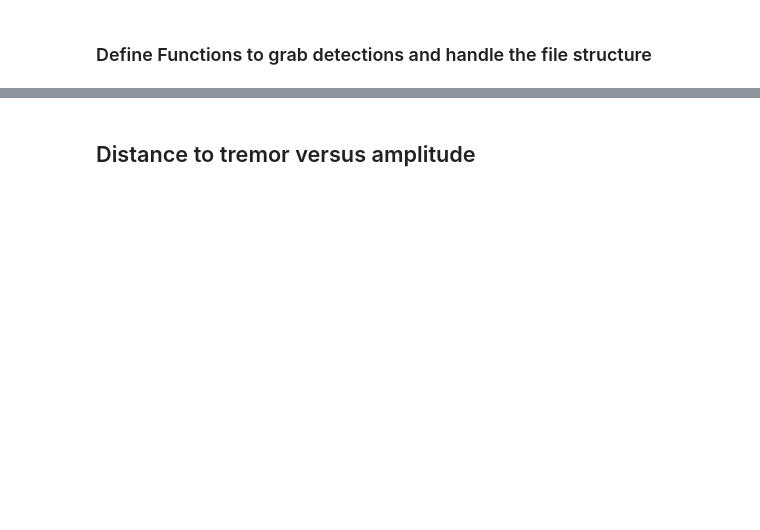
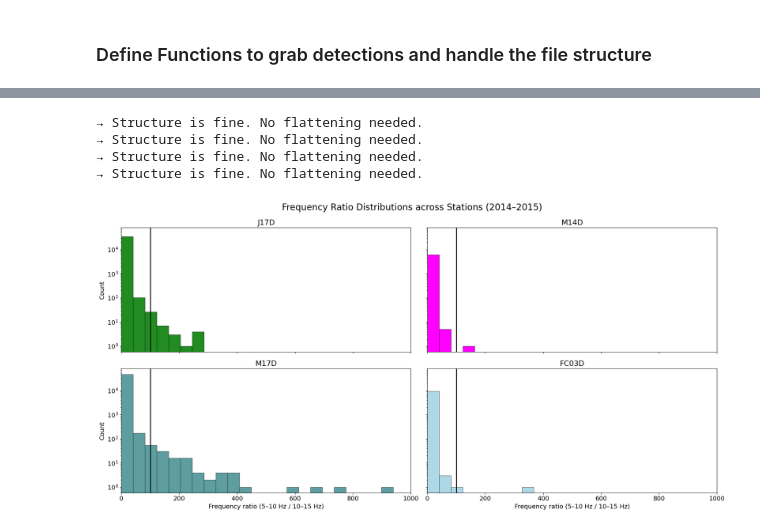
Before and after one commit to lydiakelley/obs_tremor, a Jupyter notebook: tremor_detection/plotting_detections.ipynb, the cells around one changed output, grey strips where cells are left out. Cells and saved outputs as stored; diff of their text form; code cells hidden in the pictures; blank space fills up the shorter version.

```diff
--- a/tremor_detection/plotting_detections.ipynb
+++ b/tremor_detection/plotting_detections.ipynb
@@ -479,2 +117,0 @@ ax.set_ylim([0,0.2])
-# %% [markdown]
-## Distance to tremor versus amplitude
@@ -693,0 +118,31 @@ ax.legend()
+# %%
+station_codes = ['J17D', 'M14D', 'M17D', 'FC03D'] # 'FN05C', 'FN19C', 'FN18C', 'J65C'] # 'M15D', 'M16D', 'G17D']
+colors = {  'G34D': color1,
+            'G26D': color2,
+            'G18D': color3,
+            'NC89': color4,
+            'J17D': color5,
+            'BACME': color6,
+            'M14D': color7,
+            'M17D': color8,
+            'FC03D': color9,
+            'FN14C': color10,
+            'FN11C': color13,
+            'FN10C': color12,
+            'FN07C': color8,
+            'FN04C': color1,
+            'FN03C': color10,
+            'FN05C': color11,
+            'J65C': color12,
+            'FN19C': color3,
+            'FN18C': color12}
+
+classifications = load_nested_classifications(station_codes)
+
+plot_frequency_ratios(classifications, colors)
+# %% [output]
+→ Structure is fine. No flattening needed.
+→ Structure is fine. No flattening needed.
+→ Structure is fine. No flattening needed.
+→ Structure is fine. No flattening needed.
+[figure, added]
```
Also changed, not shown: parts of 22 cells of this notebook, 5 other files.
